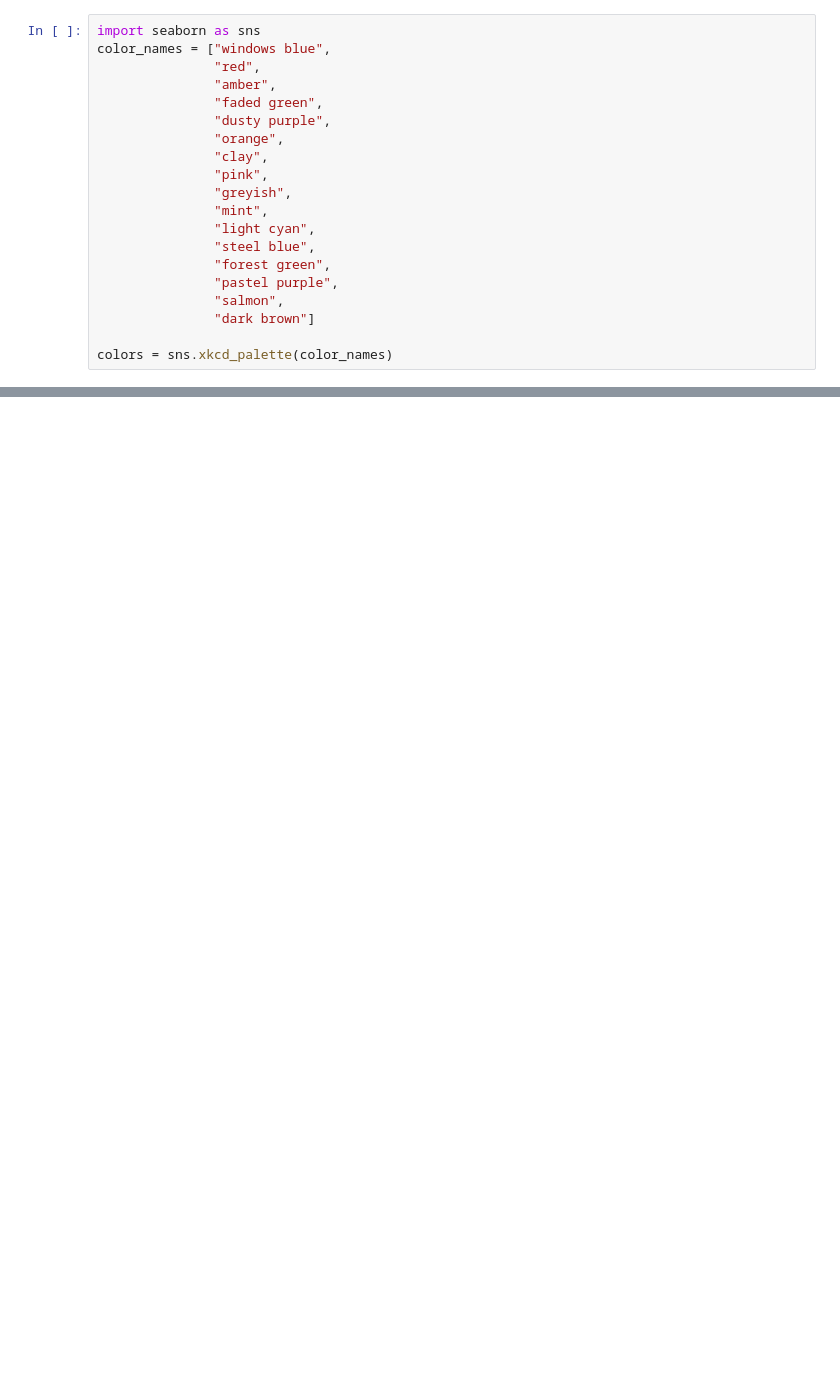
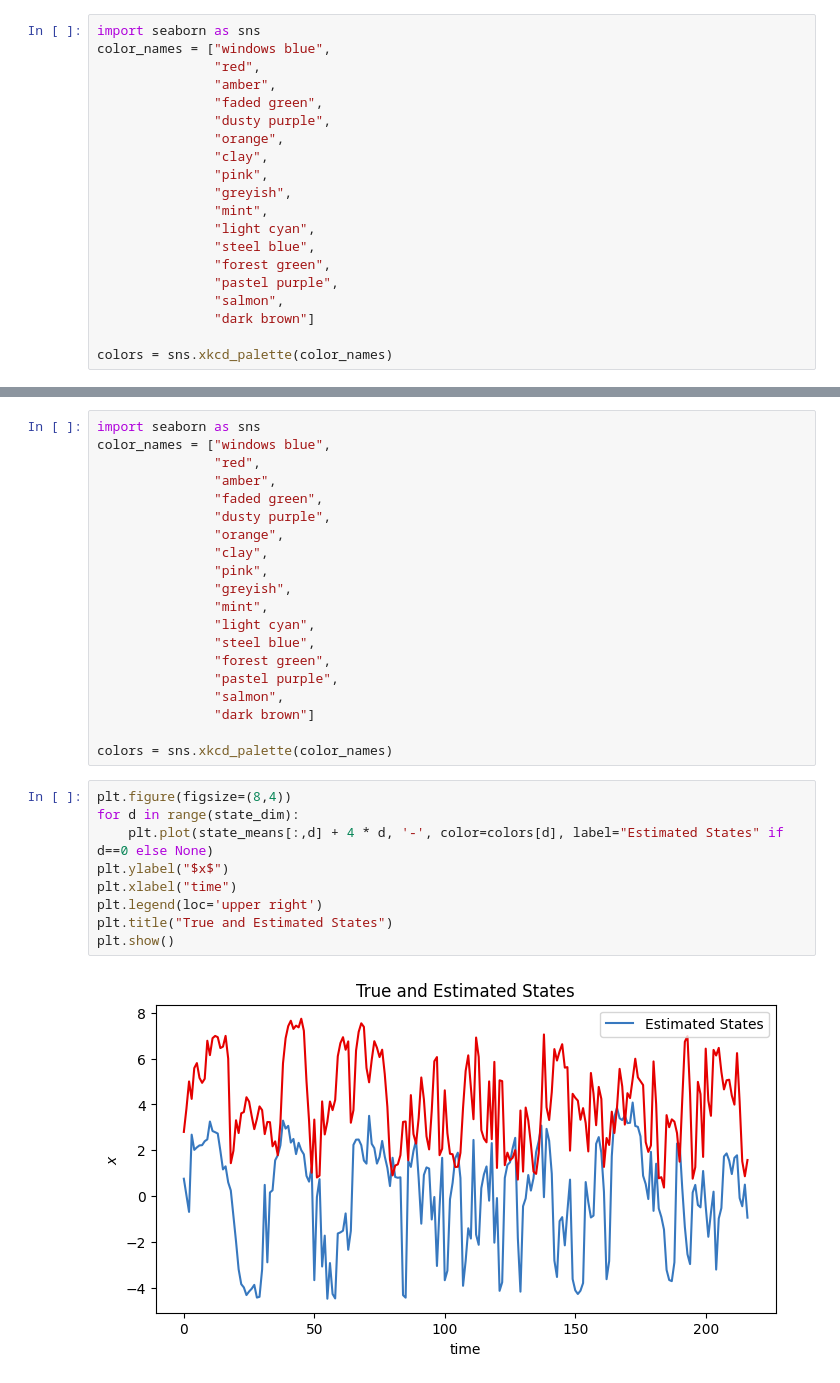
Before and after one commit to stellinaao/df-rnns, a Jupyter notebook: notebooks/ds.ipynb, the cells around one changed output, grey strips where cells are left out. Drawn from its saved outputs; the diff is of its cells as text; blank space fills up the shorter version.

```diff
--- a/notebooks/ds.ipynb
+++ b/notebooks/ds.ipynb
@@ -128,0 +205,31 @@ plt.tight_layout()
+# %%
+import seaborn as sns
+color_names = ["windows blue",
+               "red",
+               "amber",
+               "faded green",
+               "dusty purple",
+               "orange",
+               "clay",
+               "pink",
+               "greyish",
+               "mint",
+               "light cyan",
+               "steel blue",
+               "forest green",
+               "pastel purple",
+               "salmon",
+               "dark brown"]
+
+colors = sns.xkcd_palette(color_names)
+# %%
+plt.figure(figsize=(8,4))
+for d in range(state_dim):
+    plt.plot(state_means[:,d] + 4 * d, '-', color=colors[d], label="Estimated States" if d==0 else None)
+plt.ylabel("$x$")
+plt.xlabel("time")
+plt.legend(loc='upper right')
+plt.title("True and Estimated States")
+plt.show()
+# %% [output]
+[figure, added]
```
Also changed, not shown: parts of 20 cells of this notebook, 2 other files.
